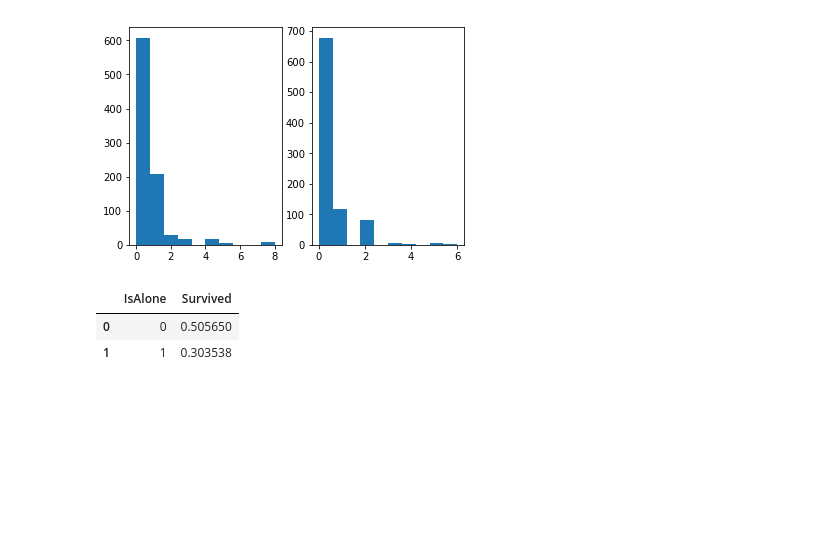
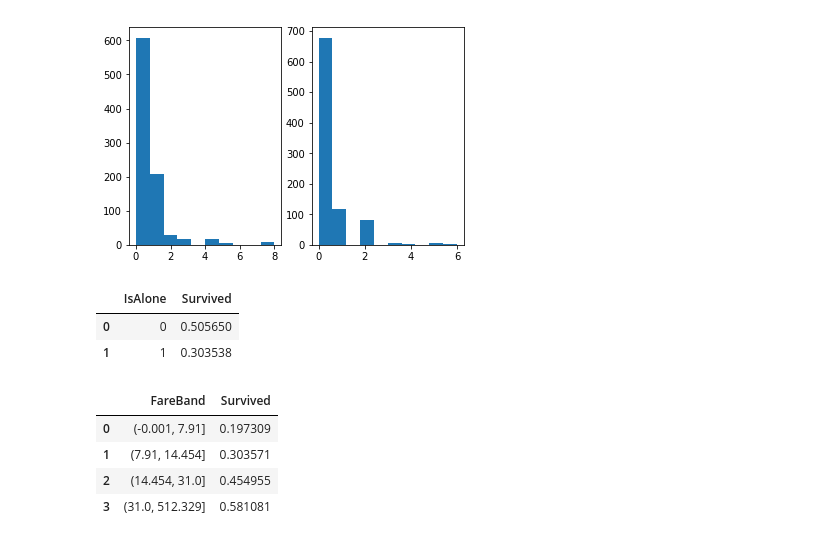
Before and after one commit to kampfer/kaggle, a Jupyter notebook: titanic/__notebook__.ipynb, the cells around one changed output. Saved outputs shown, nothing was run; the diff lists cells and outputs as text; code cells hidden in the pictures; blank space fills up the shorter version.

```diff
--- a/titanic/__notebook__.ipynb
+++ b/titanic/__notebook__.ipynb
@@ -226,6 +226,8 @@ for dataset in combine:
         dataset.loc[(dataset['Title'] == title), 'Title'] = i
         i += 1
 
+    dataset['Title'] = dataset['Title'].astype(int)
+
 train_df.Title.value_counts()
 # %% [output]
 0    517
@@ -345,3 +348,15 @@ for dataset in combine:
     dataset['Embarked'] = dataset['Embarked'].fillna(freq_port)
 for dataset in combine:
     dataset['Embarked'] = dataset['Embarked'].map( {'S': 0, 'C': 1, 'Q': 2} ).astype(int)
+# %%
+for dataset in combine:
+    dataset['Fare'].fillna(dataset['Fare'].dropna().median(), inplace=True)
+
+train_df['FareBand'] = pd.qcut(train_df['Fare'], 4)
+train_df[['FareBand', 'Survived']].groupby(['FareBand'], as_index=False).mean().sort_values(by='FareBand', ascending=True)
+# %% [output]
+|  | FareBand | Survived |
+| 0 | (-0.001, 7.91] | 0.197309 |
+| 1 | (7.91, 14.454] | 0.303571 |
+| 2 | (14.454, 31.0] | 0.454955 |
+| 3 | (31.0, 512.329] | 0.581081 |
```
Also changed, not shown: parts of 22 cells of this notebook.
